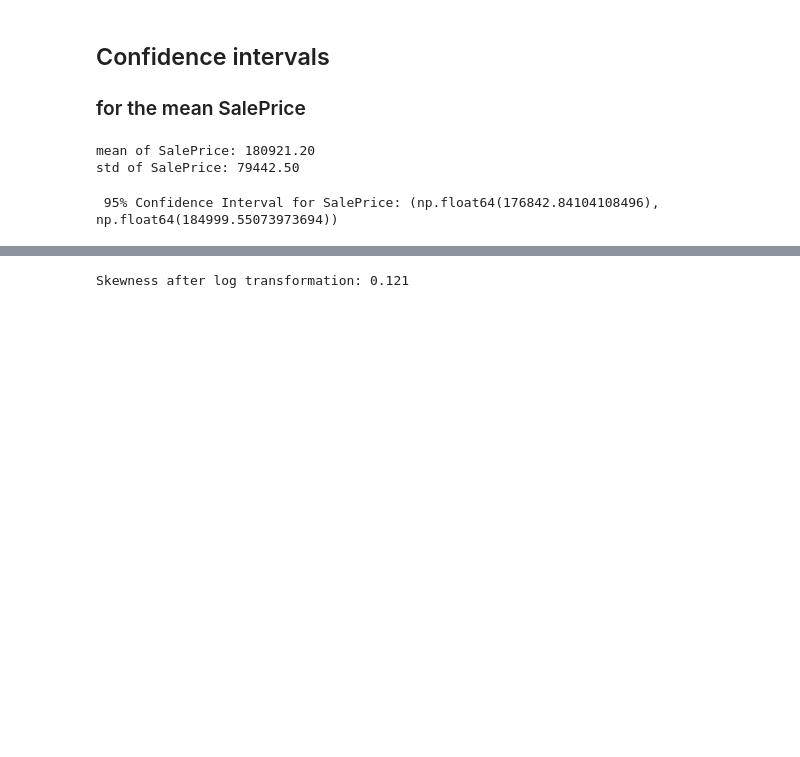
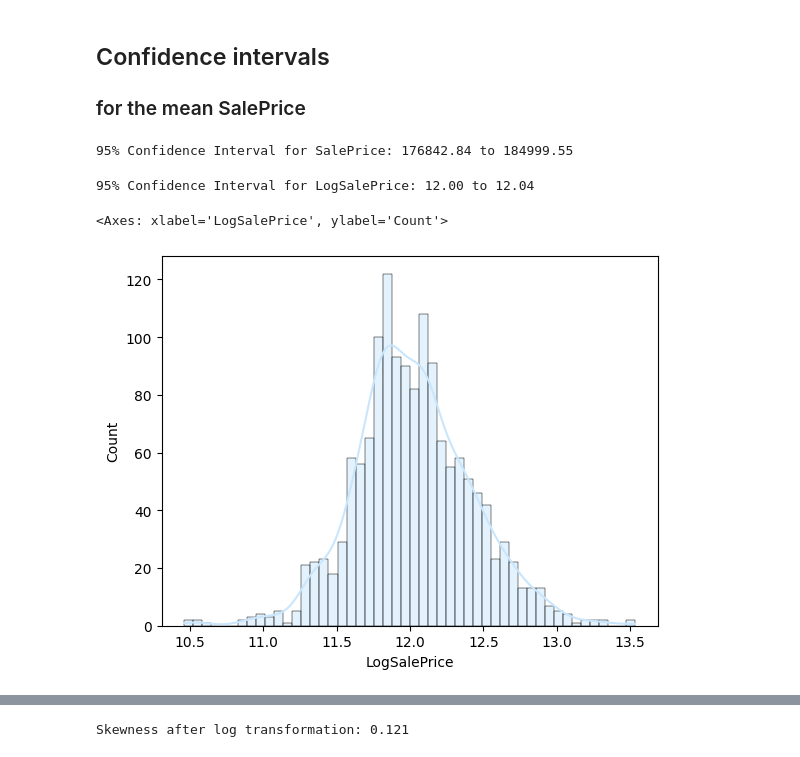
Before and after one commit to Kirill-101/CStat2026_project, a Jupyter notebook: project_STUDENTID.ipynb, the cells around one changed output, grey strips where cells are left out. Drawn from its saved outputs; the diff is of its cells as text; code cells hidden in the pictures; blank space fills up the shorter version.

```diff
--- a/project_STUDENTID.ipynb
+++ b/project_STUDENTID.ipynb
@@ -343,11 +338,32 @@ CI_saleprice = stats.interval(0.95, len(train)-1, loc=mean_SalePrice, scale=std_
-# %%
-print(f"mean of SalePrice: {mean_SalePrice:.2f}")
-print(f"std of SalePrice: {std_SalePrice:.2f}")
-# %% [output]
-mean of SalePrice: 180921.20
-std of SalePrice: 79442.50
-# %%
-print(f" 95% Confidence Interval for SalePrice: {CI_saleprice}")
-# %% [output]
- 95% Confidence Interval for SalePrice: (np.float64(176842.84104108496), np.float64(184999.55073973694))
+# %%
+mean_SalePrice = train['SalePrice'].mean()
+std_SalePrice = train['SalePrice'].std()
+n = len(train)
+stat_err = stats.sem(train['SalePrice'], nan_policy='omit')
+confidence = 0.95
+degrees_freedom = n - 1
+confidence_interval = stats.t.interval(confidence, degrees_freedom, loc=mean_SalePrice, scale=stat_err)
+
+print(f"95% Confidence Interval for SalePrice: {confidence_interval[0]:.2f} to {confidence_interval[1]:.2f}")
+# %% [output]
+95% Confidence Interval for SalePrice: 176842.84 to 184999.55
+# %%
+train['LogSalePrice'] = np.log(train['SalePrice'])
+mean_LogSalePrice = train['LogSalePrice'].mean()
+std_LogSalePrice = train['LogSalePrice'].std()
+n_log = len(train)
+stat_err_log = stats.sem(train['LogSalePrice'], nan_policy='omit')
+confidence = 0.95
+degrees_freedom = n_log - 1
+confidence_interval_log = stats.t.interval(confidence, degrees_freedom, loc=mean_LogSalePrice, scale=stat_err_log)
+
+print(f"95% Confidence Interval for LogSalePrice: {confidence_interval_log[0]:.2f} to {confidence_interval_log[1]:.2f}")
+# %% [output]
+95% Confidence Interval for LogSalePrice: 12.00 to 12.04
+# %%
+
+sns.histplot(train['LogSalePrice'], kde=True, bins=50, color='#c9e6fd', edgecolor='black', linewidth=0.35)
+# %% [output]
+<Axes: xlabel='LogSalePrice', ylabel='Count'>
+[figure, added]
 # %%
```
Also changed, not shown: parts of 13 cells of this notebook.
